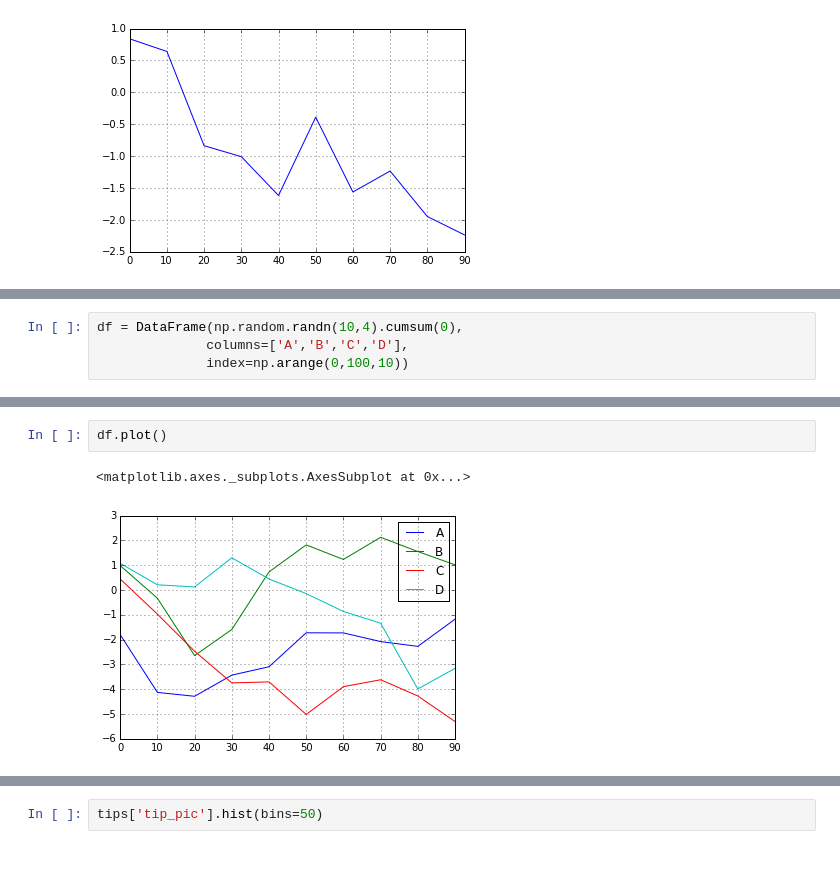
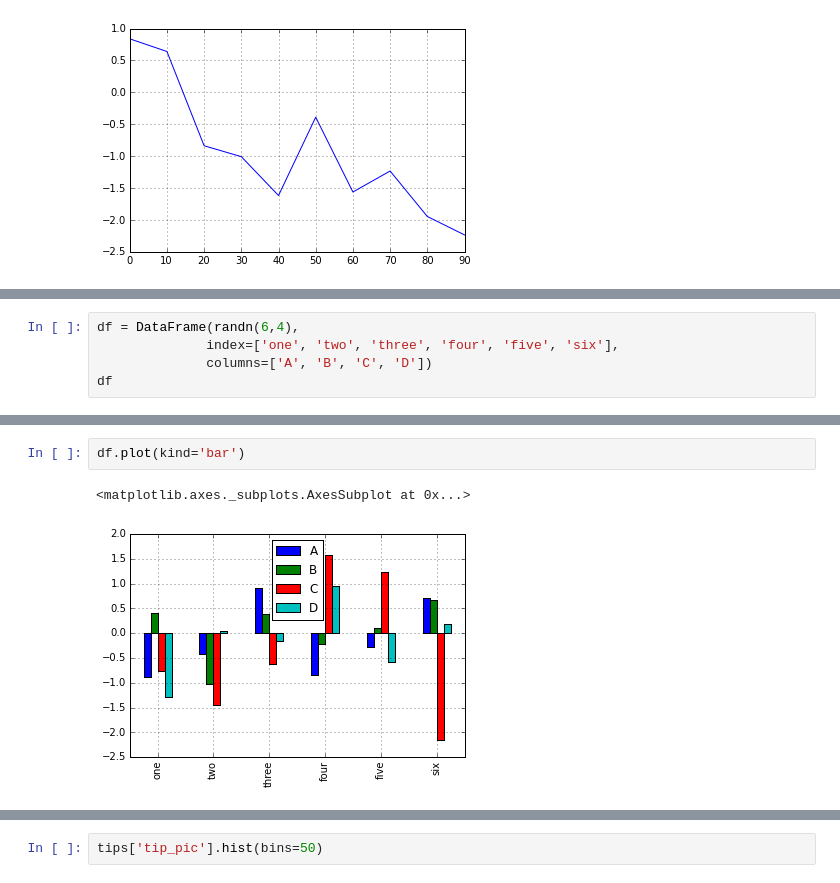
Before and after one commit to lseongjoo/bigpy, a Jupyter notebook: DataVisualization.ipynb, the cells around one changed output, grey strips where cells are left out. Drawn from its saved outputs; the diff is of its cells as text.

```diff
--- a/DataVisualization.ipynb
+++ b/DataVisualization.ipynb
@@ -64,4 +218,5 @@ s.plot()
 # %%
-df = DataFrame(np.random.randn(10,4).cumsum(0),
-              columns=['A','B','C','D'],
-              index=np.arange(0,100,10))
+df = DataFrame(randn(6,4),
+              index=['one', 'two', 'three', 'four', 'five', 'six'],
+              columns=['A', 'B', 'C', 'D'])
+df
@@ -82,5 +231,5 @@ df
 # %%
-df.plot()
+df.plot(kind='bar')
 # %% [output]
 <matplotlib.axes._subplots.AxesSubplot at 0x...>
-[figure, old version]
+[figure, new version]
```
Also changed, not shown: parts of 70 cells of this notebook, 1 other file.
